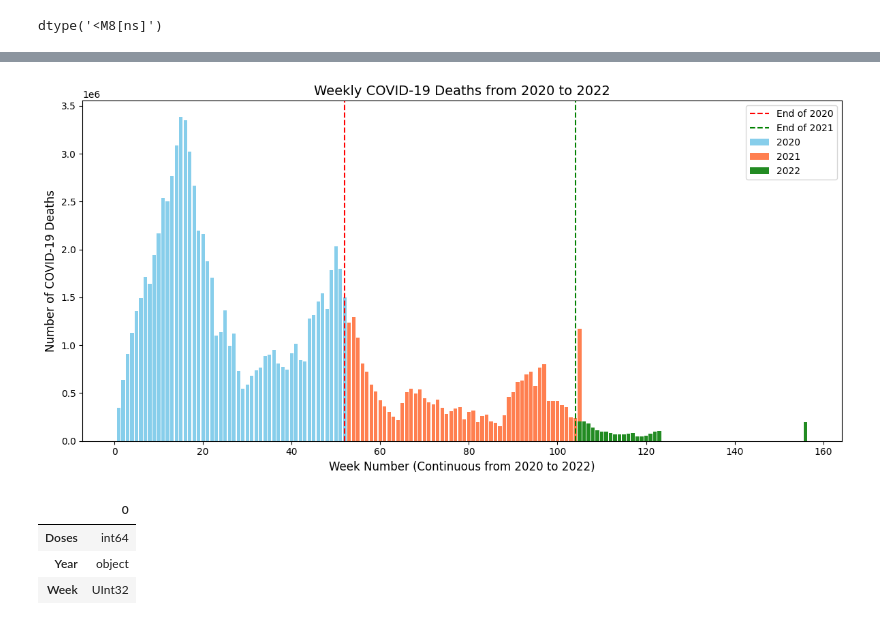
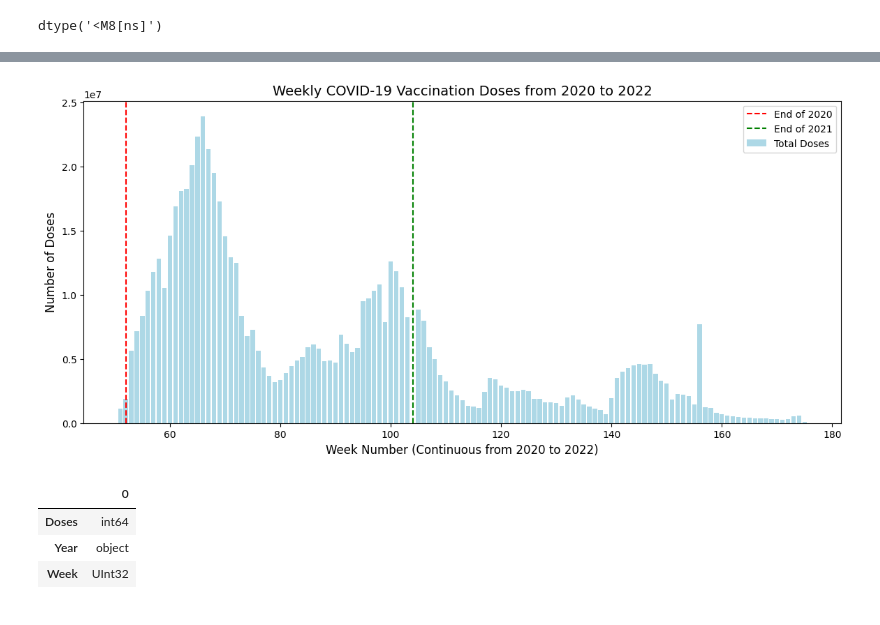
Before and after one commit to carolinehagood/covid-project, a Jupyter notebook: vaccine_data_cleaning.ipynb, the cells around one changed output, grey strips where cells are left out. Cells and saved outputs as stored; diff of their text form; code cells hidden in the pictures.

```diff
--- a/vaccine_data_cleaning.ipynb
+++ b/vaccine_data_cleaning.ipynb
@@ -69,3 +77,0 @@ print(df_filtered['Day'].min())
-# %%
-# Select year from day
-df_filtered['Year']= df_filtered['Day'].str[:4]
@@ -95,15 +108,20 @@ dtype('<M8[ns]')
 # %%
-#df_filtered['Day'] = pd.to_datetime(df_filtered['Day'])
 
-df_filtered = df_filtered.sort_values('Day')
 
-df_filtered.set_index('Day', inplace=True)
+# Sort values (in-place)
+df_filtered.sort_values('Date', inplace=True)
 
-weekly_data = df_filtered.resample('W-SAT', origin='2019-12-29').sum()
+# Resample without setting 'Date' as the index by using the 'on' parameter
+weekly_data = df_filtered.resample('W-SAT', on='Date', origin='2019-12-29').sum()
 
+# Create a new DataFrame with start and end dates of each week and the total doses
 weekly_summary = pd.DataFrame({
     'Start_Date': weekly_data.index - pd.to_timedelta(6, unit='d'),
     'End_Date': weekly_data.index,
-    'Total_Doses': weekly_data['Doses'],
+    'Total_Doses': weekly_data['Administered_Daily'],
+})
 
-})
+# Reset index for easier readability if needed
+weekly_summary.reset_index(drop=True, inplace=True)
+
+print(weekly_summary)
@@ -181,53 +191,26 @@ plt.show()
 # %%
-df_2020['Year'] = 2020
-df_2021['Year'] = 2021
-df_2022['Year'] = 2022
+plt.figure(figsize=(14, 6))
 
-# Concatenate the data for all three years
-df_all = pd.concat([df_2020, df_2021, df_2022])
+# Bar plot for all years with continuous week numbering
+plt.bar(weekly_summary['Week'] + (weekly_summary['End_Date'].dt.year - 2020) * 52,
+        weekly_summary['Total_Doses'], color='lightblue', label='Total Doses')
 
-# Sort the combined DataFrame by 'Year' and 'MMWR'
-df_all = df_all.sort_values(by=['Year', 'Week'])
-
-# Create a continuous 'Week_Number' for plotting (52 weeks for each year)
-# This ensures that weeks for 2021 and 2022 flow sequentially
-df_all['Week_Number'] = df_all['Week'] + (df_all['Year'] - 2020) * 52
-
-# Create the bar plot
-plt.figure(figsize=(12, 6))
-
-# Plot the data for 2020
-plt.bar(df_all[df_all['Year'] == 2020]['Week_Number'],
-        df_all[df_all['Year'] == 2020]['Doses'],
-        color='skyblue', label='2020')
-
-# Plot the data for 2021
-plt.bar(df_all[df_all['Year'] == 2021]['Week_Number'],
-        df_all[df_all['Year'] == 2021]['Doses'],
-        color='coral', label='2021')
-
-# Plot the data for 2022
-plt.bar(df_all[df_all['Year'] == 2022]['Week_Number'],
-        df_all[df_all['Year'] == 2022]['Doses'],
-        color='forestgreen', label='2022')
-
-# Add vertical lines to indicate year changes
+# Add vertical lines to mark the end of each year
 plt.axvline(x=52, color='red', linestyle='--', label='End of 2020')
 plt.axvline(x=104, color='green', linestyle='--', label='End of 2021')
 
 # Add titles and labels
-plt.title('Weekly COVID-19 Deaths from 2020 to 2022', fontsize=14)
-plt.xlabel('Week Number (Continuous from 2020 to 2022)', fontsize=12)
-plt.ylabel('Number of COVID-19 Deaths', fontsize=12)
+plt.title("Weekly COVID-19 Vaccination Doses from 2020 to 2022", fontsize=14)
+plt.xlabel("Week Number (Continuous from 2020 to 2022)", fontsize=12)
+plt.ylabel("Number of Doses", fontsize=12)
 
-# Add legend
+# Show legend
 plt.legend()
 
 # Display the plot
-plt.tight_layout()
 plt.show()
 # %% [output]
-[figure, old version]
+[figure, new version]
 # %%
 df_filtered.dtypes
 # %% [output]
```
Also changed, not shown: parts of 17 cells of this notebook.
